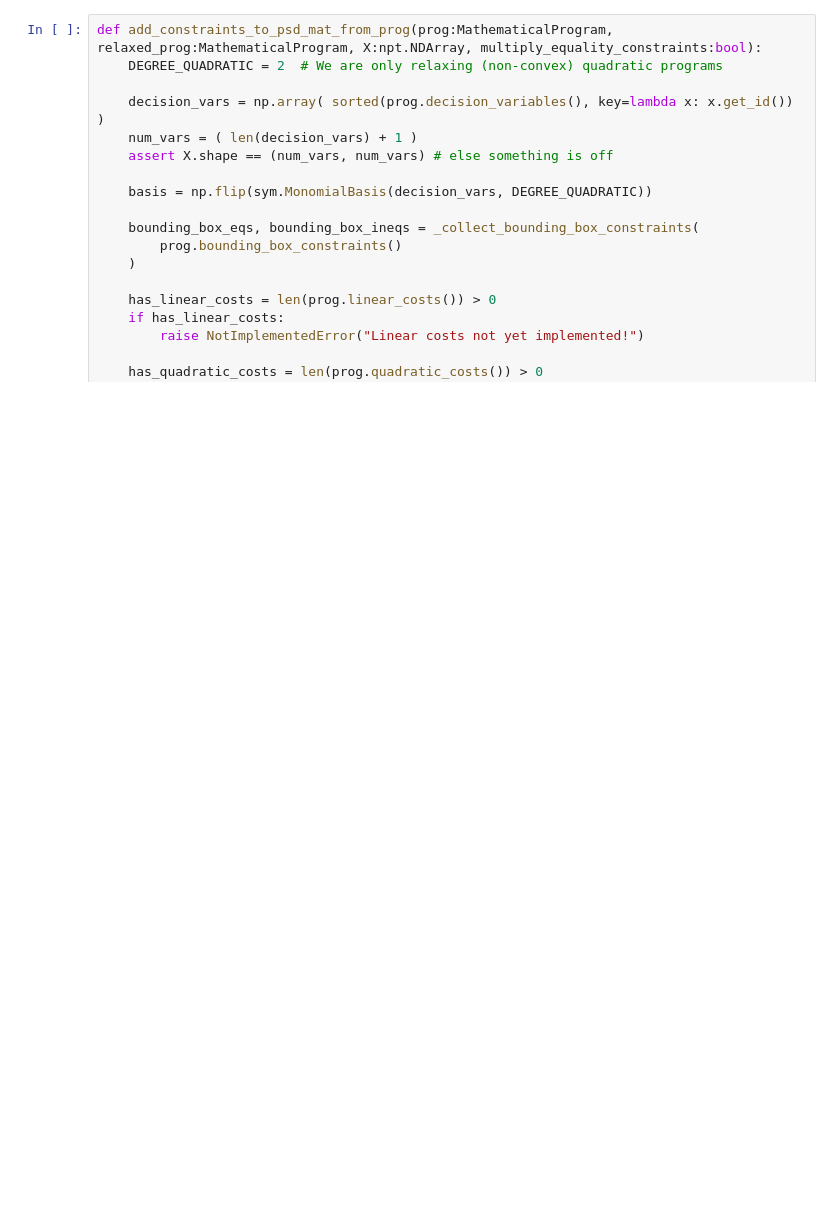
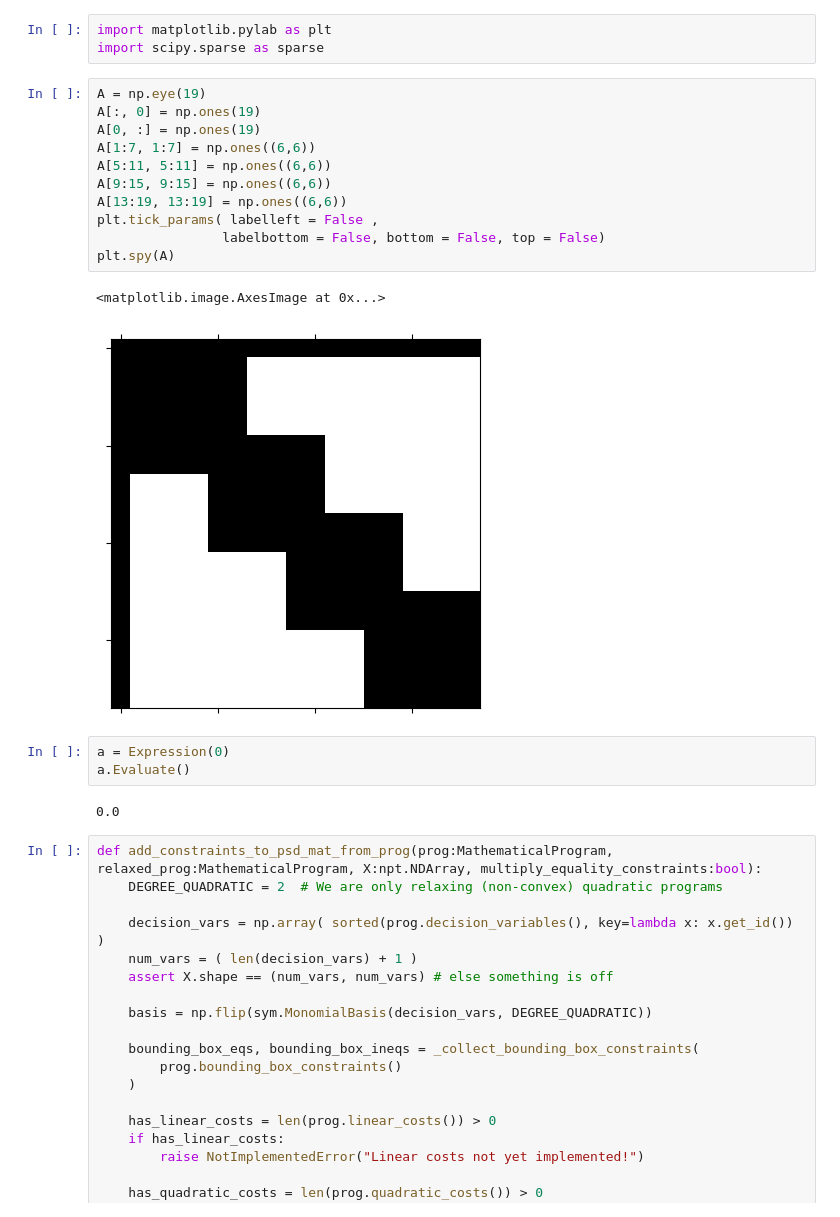
Before and after one commit to iamsavva/birotor_sdp, a Jupyter notebook: testing.ipynb, the cells around one changed output. Drawn from its saved outputs; the diff is of its cells as text; blank space fills up the shorter version.

```diff
--- a/testing.ipynb
+++ b/testing.ipynb
@@ -65,6 +65,28 @@ from sdp import (
     _generic_constraint_bindings_to_polynomials,
 )
 from sdp_birotor import get_solution_from_X, solve_sdp_birotor
+# %%
+import matplotlib.pylab as plt
+import scipy.sparse as sparse
+# %%
+A = np.eye(19)
+A[:, 0] = np.ones(19)
+A[0, :] = np.ones(19)
+A[1:7, 1:7] = np.ones((6,6))
+A[5:11, 5:11] = np.ones((6,6))
+A[9:15, 9:15] = np.ones((6,6))
+A[13:19, 13:19] = np.ones((6,6))
+plt.tick_params( labelleft = False ,
+                labelbottom = False, bottom = False, top = False)
+plt.spy(A)
+# %% [output]
+<matplotlib.image.AxesImage at 0x...>
+[figure, added]
+# %%
+a = Expression(0)
+a.Evaluate()
+# %% [output]
+0.0
 # %%
 def add_constraints_to_psd_mat_from_prog(prog:MathematicalProgram, relaxed_prog:MathematicalProgram, X:npt.NDArray, multiply_equality_constraints:bool):
     DEGREE_QUADRATIC = 2  # We are only relaxing (non-convex) quadratic programs
```
Also changed, not shown: parts of 3 cells of this notebook, 8 other files.
